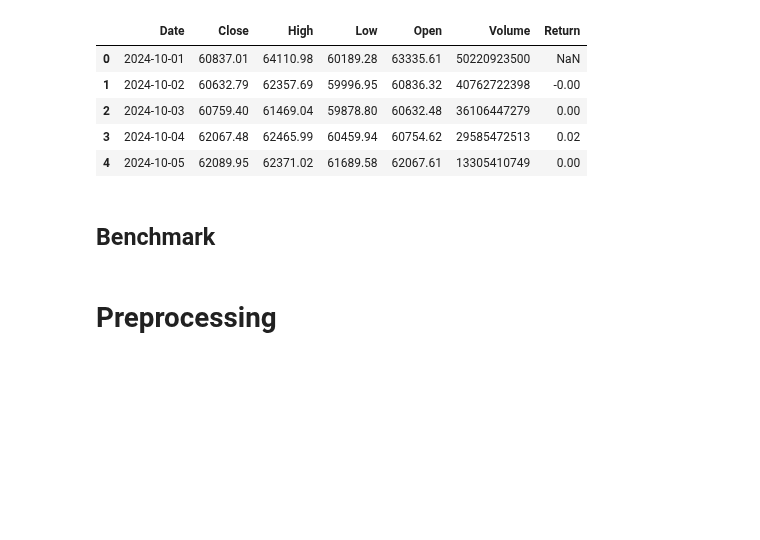
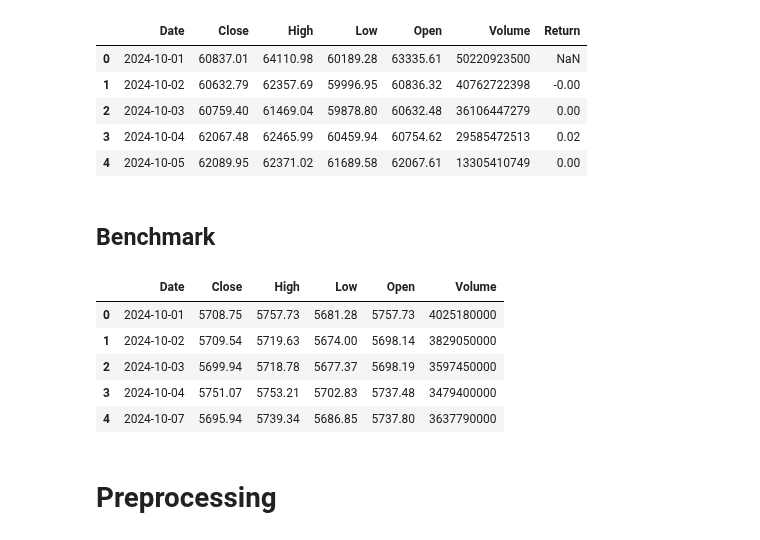
Before and after one commit to AminFiroozi/TA-HW3, a Jupyter notebook: HW3-401521471-AminFiroozi.ipynb, the cells around one changed output. Drawn from its saved outputs; the diff is of its cells as text; code cells hidden in the pictures; blank space fills up the shorter version.

```diff
--- a/HW3-401521471-AminFiroozi.ipynb
+++ b/HW3-401521471-AminFiroozi.ipynb
@@ -124,8 +124,15 @@ df.head()
 # %% [markdown]
 ## Benchmark
 # %%
-df = fetch_from_yfinance(BENCHMARK, BENCHMARK_DATA, START_DATE, END_DATE, FETCH_DATA)
-df.head()
+benchmark_df = fetch_from_yfinance(BENCHMARK, BENCHMARK_DATA, START_DATE, END_DATE, FETCH_DATA)
+benchmark_df.head()
+# %% [output]
+|  | Date | Close | High | Low | Open | Volume |
+| 0 | 2024-10-01 | 5708.75 | 5757.73 | 5681.28 | 5757.73 | 4025180000 |
+| 1 | 2024-10-02 | 5709.54 | 5719.63 | 5674.00 | 5698.14 | 3829050000 |
+| 2 | 2024-10-03 | 5699.94 | 5718.78 | 5677.37 | 5698.19 | 3597450000 |
+| 3 | 2024-10-04 | 5751.07 | 5753.21 | 5702.83 | 5737.48 | 3479400000 |
+| 4 | 2024-10-07 | 5695.94 | 5739.34 | 5686.85 | 5737.80 | 3637790000 |
 # %% [markdown]
 # Preprocessing
 # %% [markdown]
```
Also changed, not shown: parts of 4 cells of this notebook, 1 other file.
